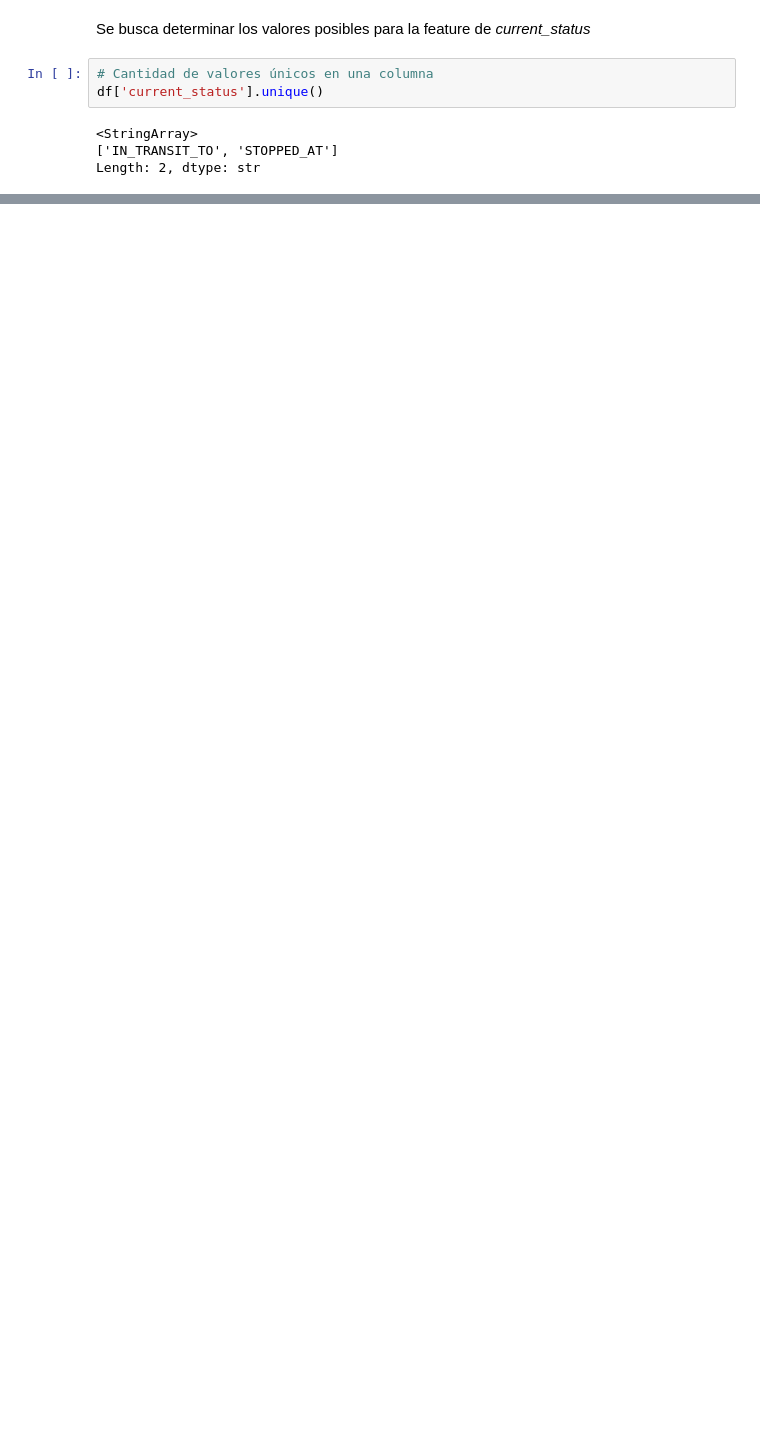
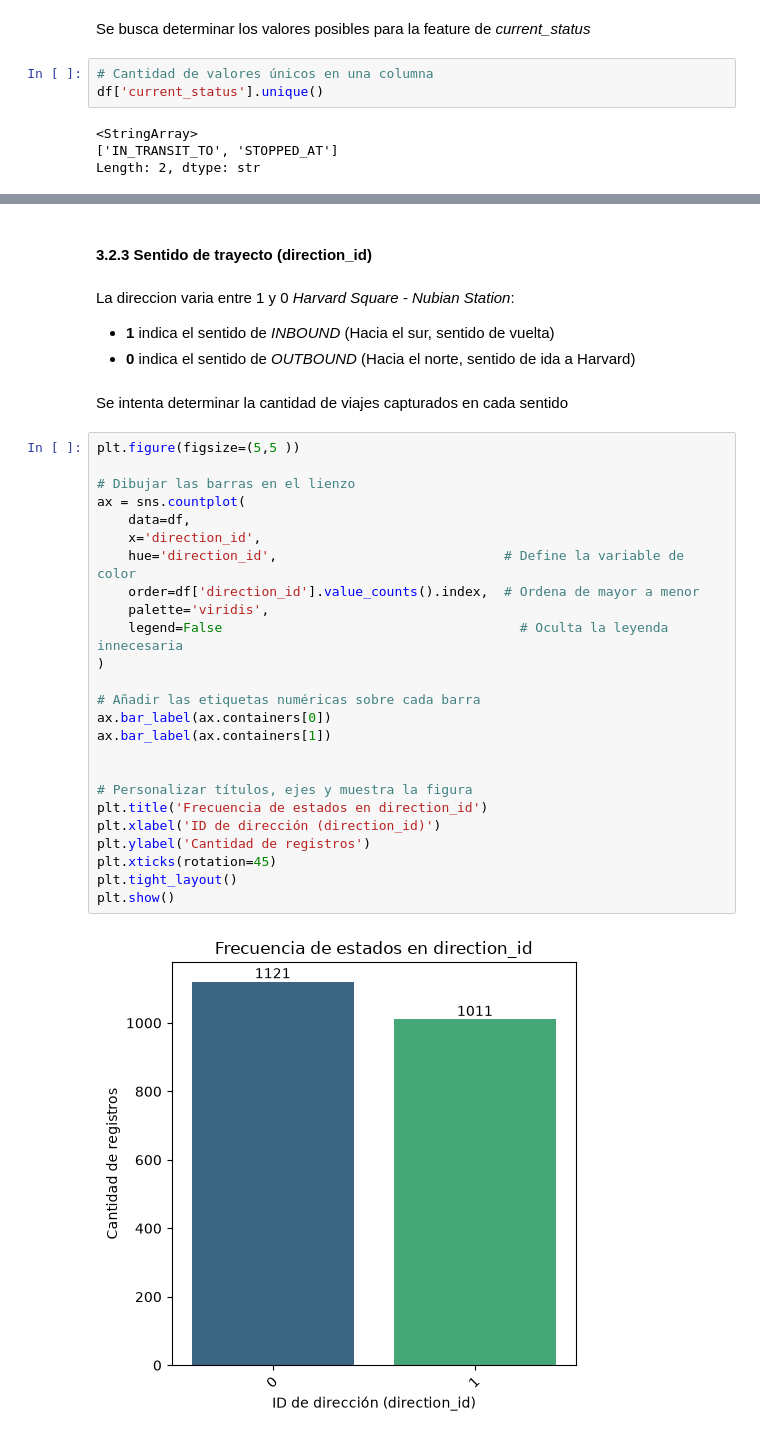
Before and after one commit to AntoBadami/bus-eta-predictor, a Jupyter notebook: notebooks/01_eda_exploratory.ipynb, the cells around one changed output, grey strips where cells are left out. Saved outputs shown, nothing was run; the diff lists cells and outputs as text; blank space fills up the shorter version.

```diff
--- a/notebooks/01_eda_exploratory.ipynb
+++ b/notebooks/01_eda_exploratory.ipynb
@@ -152,0 +157,36 @@ Se observa mayor tiempo de los colectivos detenidos, esto puede indicar mucho ti
+# %% [markdown]
+#### 3.2.3 Sentido de trayecto (direction_id)
+# %% [markdown]
+La direccion varia entre 1 y 0 *Harvard Square - Nubian Station*:
+
+- __1__ indica el sentido de *INBOUND* (Hacia el sur, sentido de vuelta)
+- __0__ indica el sentido de *OUTBOUND* (Hacia el norte, sentido de ida a Harvard)
+# %% [markdown]
+Se intenta determinar la cantidad de viajes capturados en cada sentido
+# %%
+plt.figure(figsize=(5,5 ))
+
+# Dibujar las barras en el lienzo
+ax = sns.countplot(
+    data=df,
+    x='direction_id',
+    hue='direction_id',                             # Define la variable de color
+    order=df['direction_id'].value_counts().index,  # Ordena de mayor a menor
+    palette='viridis',
+    legend=False                                      # Oculta la leyenda innecesaria
+)
+
+# Añadir las etiquetas numéricas sobre cada barra
+ax.bar_label(ax.containers[0])
+ax.bar_label(ax.containers[1])
+
+
+# Personalizar títulos, ejes y muestra la figura
+plt.title('Frecuencia de estados en direction_id')
+plt.xlabel('ID de dirección (direction_id)')
+plt.ylabel('Cantidad de registros')
+plt.xticks(rotation=45)
+plt.tight_layout()
+plt.show()
+# %% [output]
+[figure, added]
```
Also changed, not shown: parts of 12 cells of this notebook.
